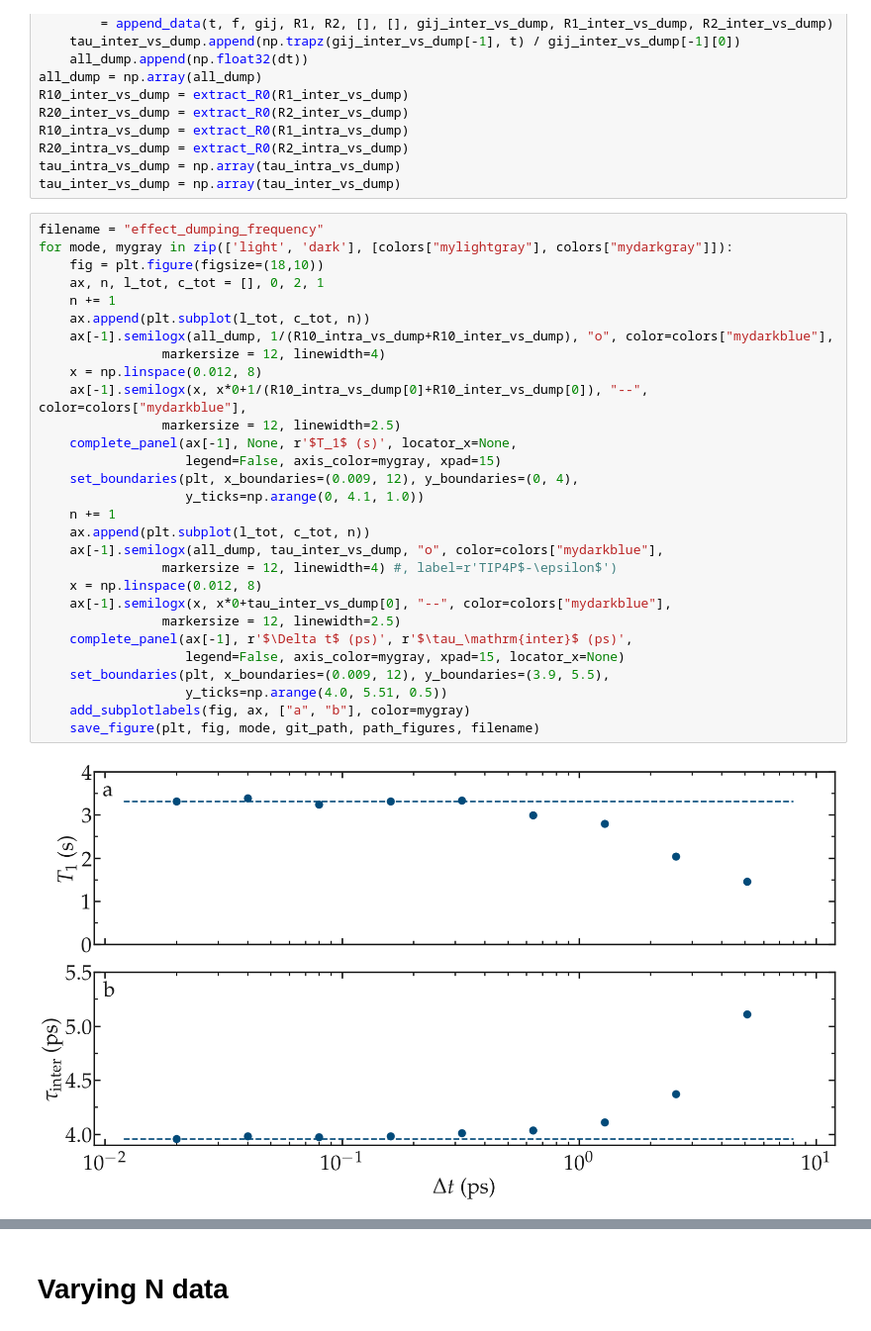
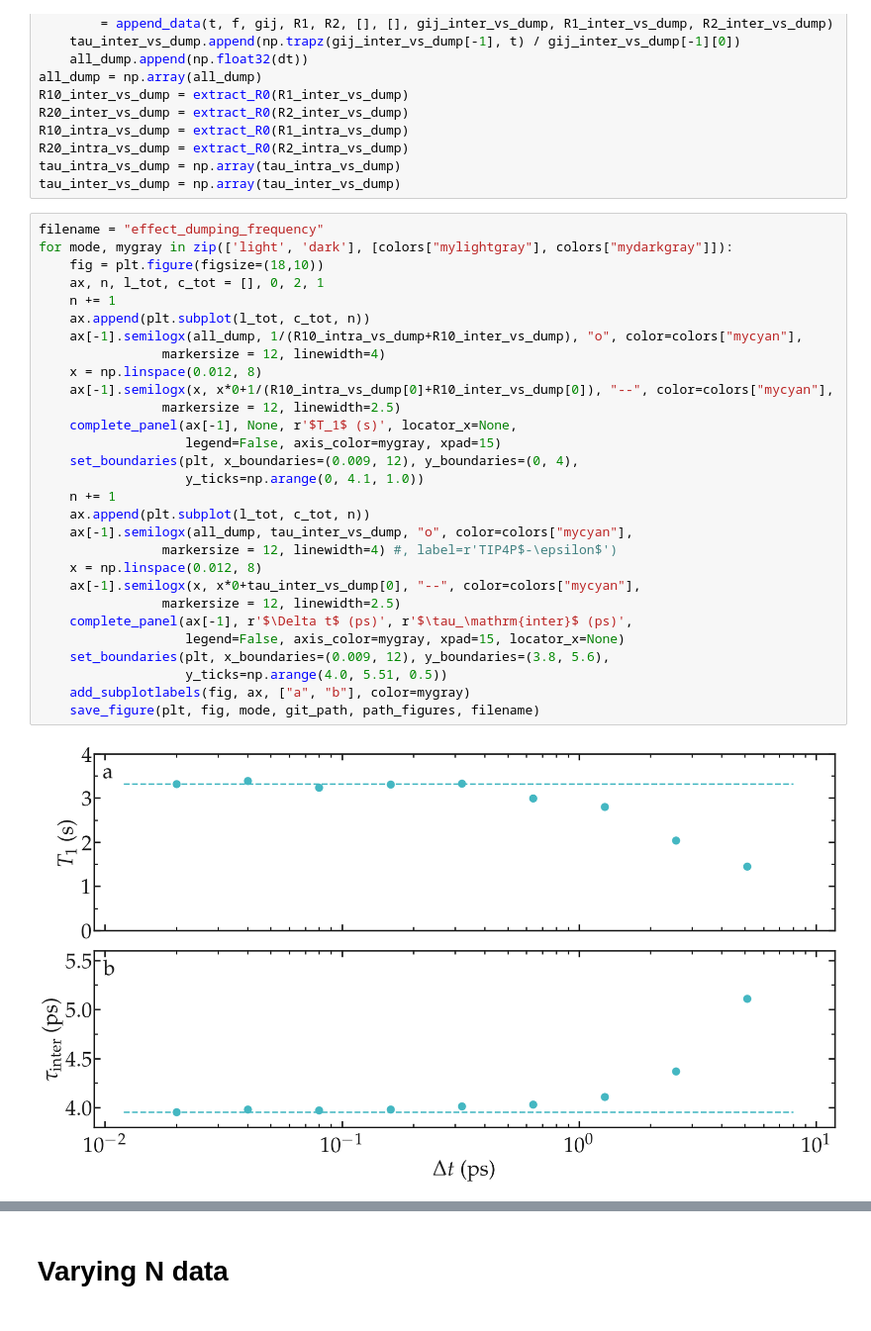
Before and after one commit to simongravelle/nmrformd, a Jupyter notebook: examples/illustrations/bulk-water.ipynb, the cells around one changed output, grey strips where cells are left out. Shown at 99% size. Drawn from its saved outputs; the diff is of its cells as text.

Commit message:
update figures

```diff
--- a/examples/illustrations/bulk-water.ipynb
+++ b/examples/illustrations/bulk-water.ipynb
@@ -245,31 +245,31 @@ tau_inter_vs_dump = np.array(tau_inter_vs_dump)
 # %%
 filename = "effect_dumping_frequency"
 for mode, mygray in zip(['light', 'dark'], [colors["mylightgray"], colors["mydarkgray"]]):
     fig = plt.figure(figsize=(18,10))
     ax, n, l_tot, c_tot = [], 0, 2, 1
     n += 1
     ax.append(plt.subplot(l_tot, c_tot, n))
-    ax[-1].semilogx(all_dump, 1/(R10_intra_vs_dump+R10_inter_vs_dump), "o", color=colors["mydarkblue"],
+    ax[-1].semilogx(all_dump, 1/(R10_intra_vs_dump+R10_inter_vs_dump), "o", color=colors["mycyan"],
                 markersize = 12, linewidth=4)
     x = np.linspace(0.012, 8)
-    ax[-1].semilogx(x, x*0+1/(R10_intra_vs_dump[0]+R10_inter_vs_dump[0]), "--", color=colors["mydarkblue"],
+    ax[-1].semilogx(x, x*0+1/(R10_intra_vs_dump[0]+R10_inter_vs_dump[0]), "--", color=colors["mycyan"],
                 markersize = 12, linewidth=2.5)
     complete_panel(ax[-1], None, r'$T_1$ (s)', locator_x=None,
                    legend=False, axis_color=mygray, xpad=15)
     set_boundaries(plt, x_boundaries=(0.009, 12), y_boundaries=(0, 4),
                    y_ticks=np.arange(0, 4.1, 1.0))
     n += 1
     ax.append(plt.subplot(l_tot, c_tot, n))
-    ax[-1].semilogx(all_dump, tau_inter_vs_dump, "o", color=colors["mydarkblue"],
+    ax[-1].semilogx(all_dump, tau_inter_vs_dump, "o", color=colors["mycyan"],
                 markersize = 12, linewidth=4) #, label=r'TIP4P$-\epsilon$')
     x = np.linspace(0.012, 8)
-    ax[-1].semilogx(x, x*0+tau_inter_vs_dump[0], "--", color=colors["mydarkblue"],
+    ax[-1].semilogx(x, x*0+tau_inter_vs_dump[0], "--", color=colors["mycyan"],
                 markersize = 12, linewidth=2.5)
     complete_panel(ax[-1], r'$\Delta t$ (ps)', r'$\tau_\mathrm{inter}$ (ps)',
                    legend=False, axis_color=mygray, xpad=15, locator_x=None)
-    set_boundaries(plt, x_boundaries=(0.009, 12), y_boundaries=(3.9, 5.5),
+    set_boundaries(plt, x_boundaries=(0.009, 12), y_boundaries=(3.8, 5.6),
                    y_ticks=np.arange(4.0, 5.51, 0.5))
     add_subplotlabels(fig, ax, ["a", "b"], color=mygray)
     save_figure(plt, fig, mode, git_path, path_figures, filename)
 # %% [output]
-[figure, old version]
+[figure, new version]
```
Also changed, not shown: parts of 1 cell of this notebook, 2 other files.
